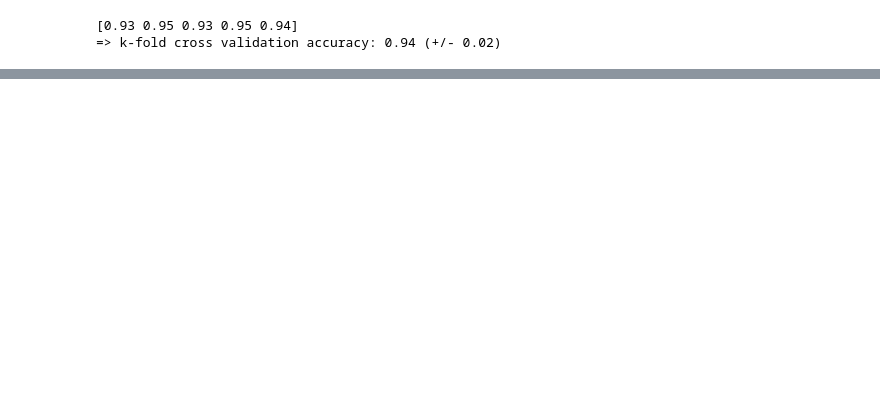
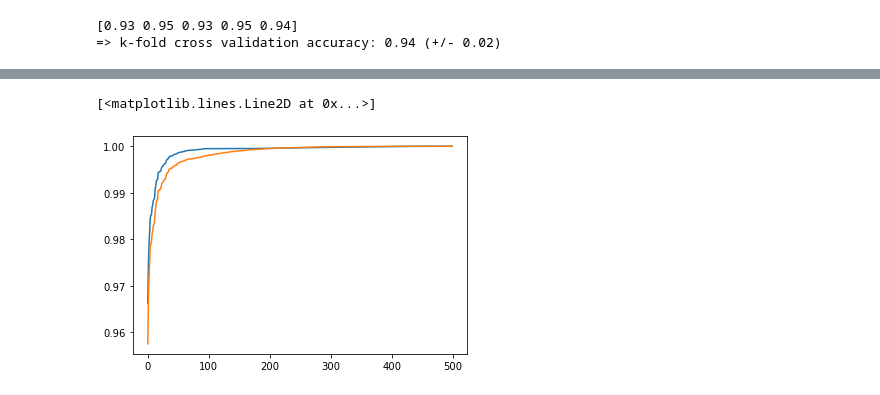
Before and after one commit to DevNerds2020/EEG-signals-machine-learning, a Jupyter notebook: pre-proc.ipynb, the cells around one changed output, grey strips where cells are left out. Cells and saved outputs as stored; diff of their text form; code cells hidden in the pictures; blank space fills up the shorter version.

```diff
--- a/pre-proc.ipynb
+++ b/pre-proc.ipynb
@@ -693,0 +718,10 @@ print("=> k-fold cross validation accuracy: %0.2f (+/- %0.2f)" % (scores.mean(),
+# %%
+#compare each feature correlation with other features correlation and sort them
+#to get the most correlated features
+corr = np.abs(corr)
+corr = np.sort(corr, axis=1)
+plt.plot(corr[1])
+plt.plot(corr[-4])
+# %% [output]
+[<matplotlib.lines.Line2D at 0x...>]
+[figure, added]
```
Also changed, not shown: parts of 8 cells of this notebook, 1 other file.
